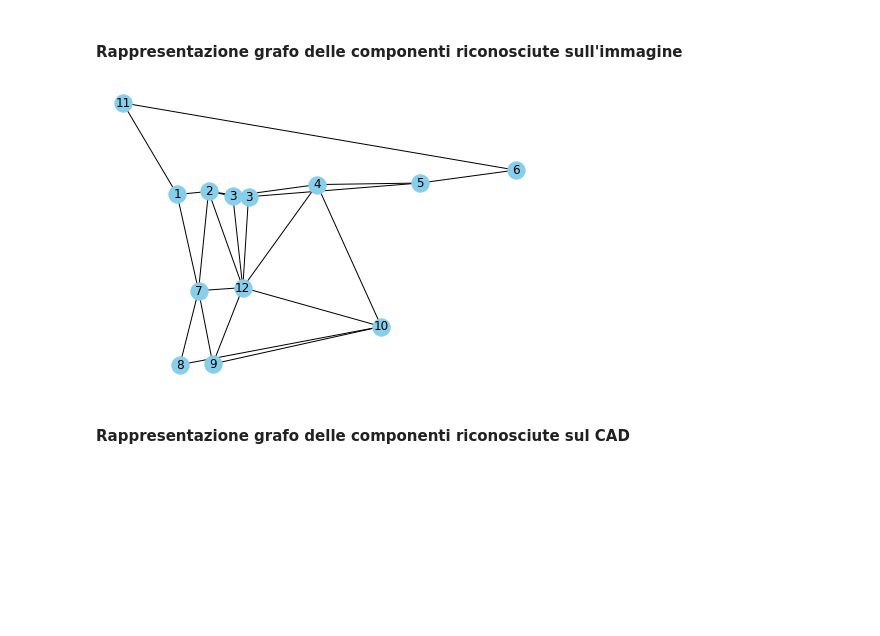
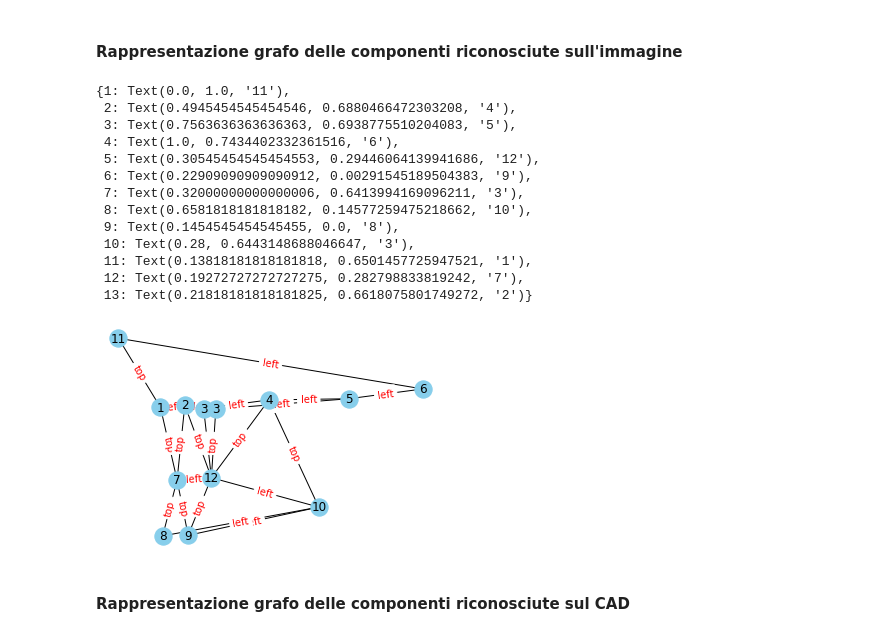
Before and after one commit to aleqrt/mask-rcnn-api, a Jupyter notebook: samples/elettrocablaggi/elettrocablaggi.ipynb, the cells around one changed output. Saved outputs shown, nothing was run; the diff lists cells and outputs as text; code cells hidden in the pictures; blank space fills up the shorter version.

```diff
--- a/samples/elettrocablaggi/elettrocablaggi.ipynb
+++ b/samples/elettrocablaggi/elettrocablaggi.ipynb
@@ -198,3 +183,16 @@ output_gt = "output_GRETA230V.txt"
+# %%
+image_name = '20200921_101722.jpg'
+
+resoner_dir = os.path.join("..","..","reasoner")
+graph_dir = os.path.join(resoner_dir, "graph")
+net_dir = os.path.join(resoner_dir, "net")
+cad_dir = os.path.join(resoner_dir, "cad")
+
+facts_net = os.path.join(net_dir, "facts_{}.asp".format(image_name[:-4]))
+ouput_net = os.path.join(net_dir, "output_{}.asp".format(image_name[:-4]))
+
+facts_cad = os.path.join(cad_dir, "facts_GRETA230V.asp")
+output_cad = os.path.join(cad_dir, "output_GRETA230V.asp")
 # %% [markdown]
 #### Definizione delle funzioni utilizzate di seguito
 # %%
@@ -295,45 +281,60 @@ def removeDuplicates(lst):
 # %% [markdown]
 #### Rappresentazione grafo delle componenti riconosciute sull'immagine
 # %%
-comp_inf = parser_component(facts_dir, facts_name)
-neig_inf = parser_neighbour(dlv_output_dir, dlv_output_name, flag_img=True)
+comp_net = parser_component(facts_net)
+neig_net = parser_neighbour(ouput_net, flag_img=True)
 
-G_inf = nx.Graph()
+G_net = nx.Graph()
 
-nodes_inf = [i + 1 for i in range(len(comp_inf))]
-edge = [(lst[1], lst[3]) for lst in neig_inf]
+nodes_net = [i + 1 for i in range(len(comp_net))]
+edge = [(lst[1], lst[3]) for lst in neig_net]
 
-G_inf.add_nodes_from(nodes_inf)
-G_inf.add_edges_from(edge)
+G_net.add_nodes_from(nodes_net)
+G_net.add_edges_from(edge)
 
-mapping_inf = {}
-for e in comp_inf:
-    mapping_inf[e[1]] = e[0]
+mapping_net = {}
+for e in comp_net:
+    mapping_net[e[1]] = e[0]
 
 # coordinates for all nodes
-xy = np.zeros([len(comp_inf), 2])
-for i, row in enumerate(comp_inf):
-    xy[i, 0] = (comp_inf[i][2] + comp_inf[i][4] + comp_inf[i][6] + comp_inf[i][8]) / 4
-    xy[i, 1] = (comp_inf[i][3] + comp_inf[i][5] + comp_inf[i][7] + comp_inf[i][9]) / 4
+xy = np.zeros([len(comp_net), 2])
+for i, row in enumerate(comp_net):
+    xy[i, 0] = (comp_net[i][2] + comp_net[i][4] + comp_net[i][6] + comp_net[i][8]) / 2
+    xy[i, 1] = (comp_net[i][3] + comp_net[i][5] + comp_net[i][7] + comp_net[i][9]) / 2
 min_max_scaler = preprocessing.MinMaxScaler()
 xy = min_max_scaler.fit_transform(xy)
 for i, row in enumerate(xy):
     xy[i, 1] = 1 - xy[i, 1]
 
 # position for all nodes
-pos_inf = {}
-for i, e in enumerate(comp_inf):
-    pos_inf[e[1]] = xy[i, :]
+pos_net = {}
+for i, e in enumerate(comp_net):
+    pos_net[e[1]] = xy[i, :]
 
-plt.figure()
+edge_labels_net = {}
+for e in neig_net:
+    edge_labels_net[e[1], e[3]] = e[4]
+
+nx.draw_networkx_edge_labels(G_net, pos_net, edge_labels=edge_labels_net, font_color='red')
 
 # draw the graph
-nx.draw(G_inf, pos_inf, node_color='skyblue')
-nx.draw_networkx_labels(G_inf, pos_inf, mapping_inf)
-
-plt.show()
+nx.draw(G_net, pos_net, node_color='skyblue')
+nx.draw_networkx_labels(G_net, pos_net, mapping_net)
 # %% [output]
+{1: Text(0.0, 1.0, '11'),
+ 2: Text(0.4945454545454546, 0.6880466472303208, '4'),
+ 3: Text(0.7563636363636363, 0.6938775510204083, '5'),
+ 4: Text(1.0, 0.7434402332361516, '6'),
+ 5: Text(0.30545454545454553, 0.29446064139941686, '12'),
+ 6: Text(0.22909090909090912, 0.00291545189504383, '9'),
+ 7: Text(0.32000000000000006, 0.6413994169096211, '3'),
+ 8: Text(0.6581818181818182, 0.14577259475218662, '10'),
+ 9: Text(0.1454545454545455, 0.0, '8'),
+ 10: Text(0.28, 0.6443148688046647, '3'),
+ 11: Text(0.13818181818181818, 0.6501457725947521, '1'),
+ 12: Text(0.19272727272727275, 0.282798833819242, '7'),
+ 13: Text(0.21818181818181825, 0.6618075801749272, '2')}
-[figure, old version]
+[figure, new version]
 # %% [markdown]
 #### Rappresentazione grafo delle componenti riconosciute sul CAD
 # %%
```
Also changed, not shown: parts of 9 cells of this notebook, 34 other files.
